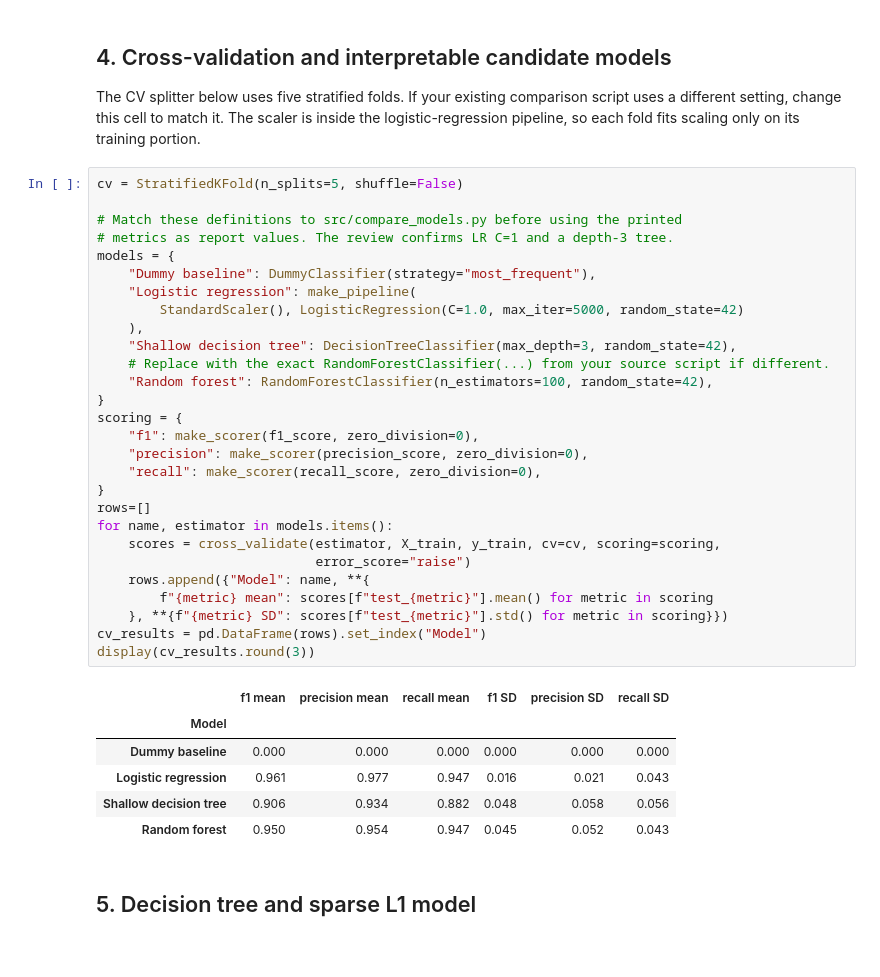
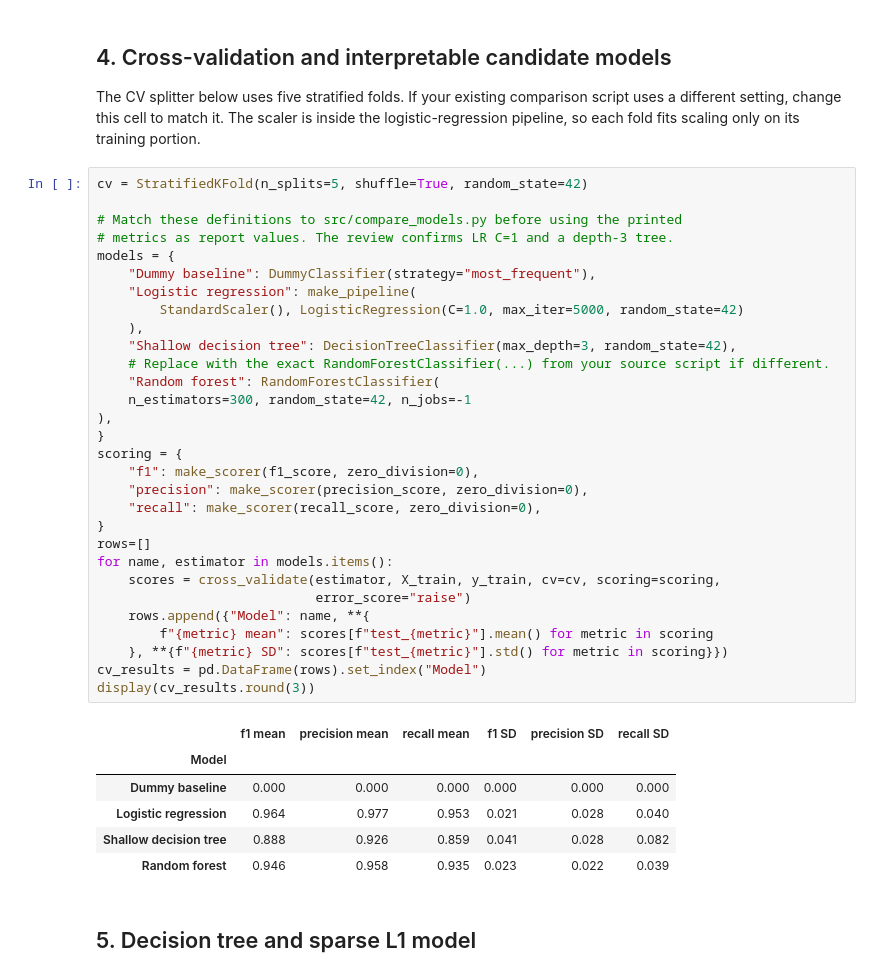
Before and after one commit to ApteryxDev/model-engineering-breast-cancer, a Jupyter notebook: notebooks/generate_report_figures.ipynb, the cells around one changed output. Saved outputs shown, nothing was run; the diff lists cells and outputs as text.

```diff
--- a/notebooks/generate_report_figures.ipynb
+++ b/notebooks/generate_report_figures.ipynb
@@ -180,40 +180,42 @@ concave points_mean concave points_worst 0.912250
 
 The CV splitter below uses five stratified folds. If your existing comparison script uses a different setting, change this cell to match it. The scaler is inside the logistic-regression pipeline, so each fold fits scaling only on its training portion.
 # %%
-cv = StratifiedKFold(n_splits=5, shuffle=False)
+cv = StratifiedKFold(n_splits=5, shuffle=True, random_state=42)
 
 # Match these definitions to src/compare_models.py before using the printed
 # metrics as report values. The review confirms LR C=1 and a depth-3 tree.
 models = {
     "Dummy baseline": DummyClassifier(strategy="most_frequent"),
     "Logistic regression": make_pipeline(
         StandardScaler(), LogisticRegression(C=1.0, max_iter=5000, random_state=42)
     ),
     "Shallow decision tree": DecisionTreeClassifier(max_depth=3, random_state=42),
     # Replace with the exact RandomForestClassifier(...) from your source script if different.
-    "Random forest": RandomForestClassifier(n_estimators=100, random_state=42),
+    "Random forest": RandomForestClassifier(
+    n_estimators=300, random_state=42, n_jobs=-1
+),
 }
 scoring = {
     "f1": make_scorer(f1_score, zero_division=0),
     "precision": make_scorer(precision_score, zero_division=0),
     "recall": make_scorer(recall_score, zero_division=0),
 }
 rows=[]
 for name, estimator in models.items():
     scores = cross_validate(estimator, X_train, y_train, cv=cv, scoring=scoring,
                             error_score="raise")
     rows.append({"Model": name, **{
         f"{metric} mean": scores[f"test_{metric}"].mean() for metric in scoring
     }, **{f"{metric} SD": scores[f"test_{metric}"].std() for metric in scoring}})
 cv_results = pd.DataFrame(rows).set_index("Model")
 display(cv_results.round(3))
 # %% [output]
 |  | f1 mean | precision mean | recall mean | f1 SD | precision SD | recall SD |
 | Model |  |  |  |  |  |  |
 | Dummy baseline | 0.000 | 0.000 | 0.000 | 0.000 | 0.000 | 0.000 |
-| Logistic regression | 0.961 | 0.977 | 0.947 | 0.016 | 0.021 | 0.043 |
-| Shallow decision tree | 0.906 | 0.934 | 0.882 | 0.048 | 0.058 | 0.056 |
-| Random forest | 0.950 | 0.954 | 0.947 | 0.045 | 0.052 | 0.043 |
+| Logistic regression | 0.964 | 0.977 | 0.953 | 0.021 | 0.028 | 0.040 |
+| Shallow decision tree | 0.888 | 0.926 | 0.859 | 0.041 | 0.028 | 0.082 |
+| Random forest | 0.946 | 0.958 | 0.935 | 0.023 | 0.022 | 0.039 |
 # %% [markdown]
 ## 5. Decision tree and sparse L1 model
 # %%
```
Also changed, not shown: parts of 3 cells of this notebook, 2 other files.
